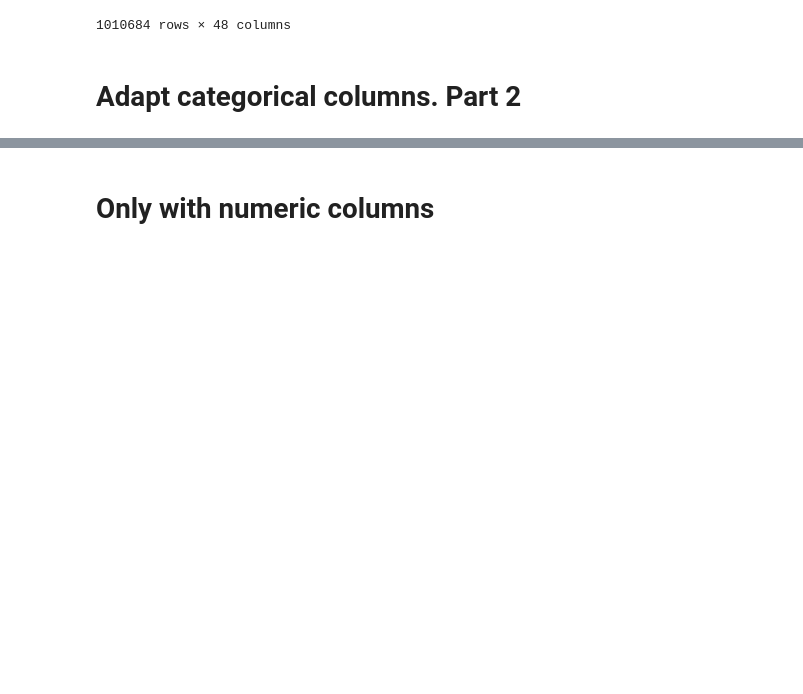
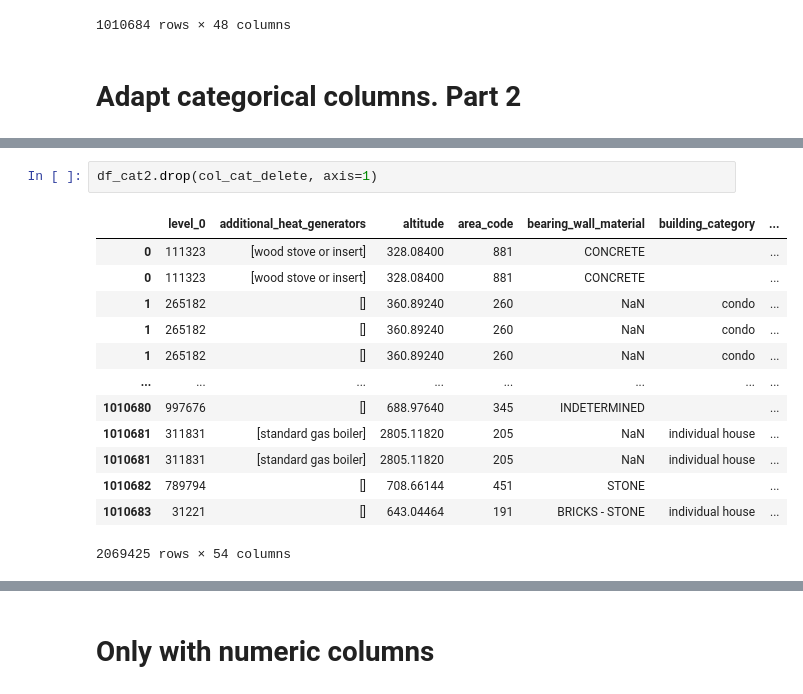
Before and after one commit to FrankFacundo/ComputerScience-Data, a Jupyter notebook: Data/DataScience/StudyCases-Challenge/Hickaton/my_work/challenge.ipynb, the cells around one changed output, grey strips where cells are left out. Saved outputs shown, nothing was run; the diff lists cells and outputs as text; blank space fills up the shorter version.

```diff
--- a/Data/DataScience/StudyCases-Challenge/Hickaton/my_work/challenge.ipynb
+++ b/Data/DataScience/StudyCases-Challenge/Hickaton/my_work/challenge.ipynb
@@ -412,0 +370,16 @@ df_col
+# %%
+df_cat2.drop(col_cat_delete, axis=1)
+# %% [output]
+|  | level_0 | additional_heat_generators | altitude | area_code | bearing_wall_material | building_category | ... |
+| 0 | 111323 | [wood stove or insert] | 328.08400 | 881 | CONCRETE |  | ... |
+| 0 | 111323 | [wood stove or insert] | 328.08400 | 881 | CONCRETE |  | ... |
+| 1 | 265182 | [] | 360.89240 | 260 | NaN | condo | ... |
+| 1 | 265182 | [] | 360.89240 | 260 | NaN | condo | ... |
+| 1 | 265182 | [] | 360.89240 | 260 | NaN | condo | ... |
+| ... | ... | ... | ... | ... | ... | ... | ... |
+| 1010680 | 997676 | [] | 688.97640 | 345 | INDETERMINED |  | ... |
+| 1010681 | 311831 | [standard gas boiler] | 2805.11820 | 205 | NaN | individual house | ... |
+| 1010681 | 311831 | [standard gas boiler] | 2805.11820 | 205 | NaN | individual house | ... |
+| 1010682 | 789794 | [] | 708.66144 | 451 | STONE |  | ... |
+| 1010683 | 31221 | [] | 643.04464 | 191 | BRICKS - STONE | individual house | ... |
+2069425 rows × 54 columns
```
Also changed, not shown: parts of 63 cells of this notebook, 2 other files.
